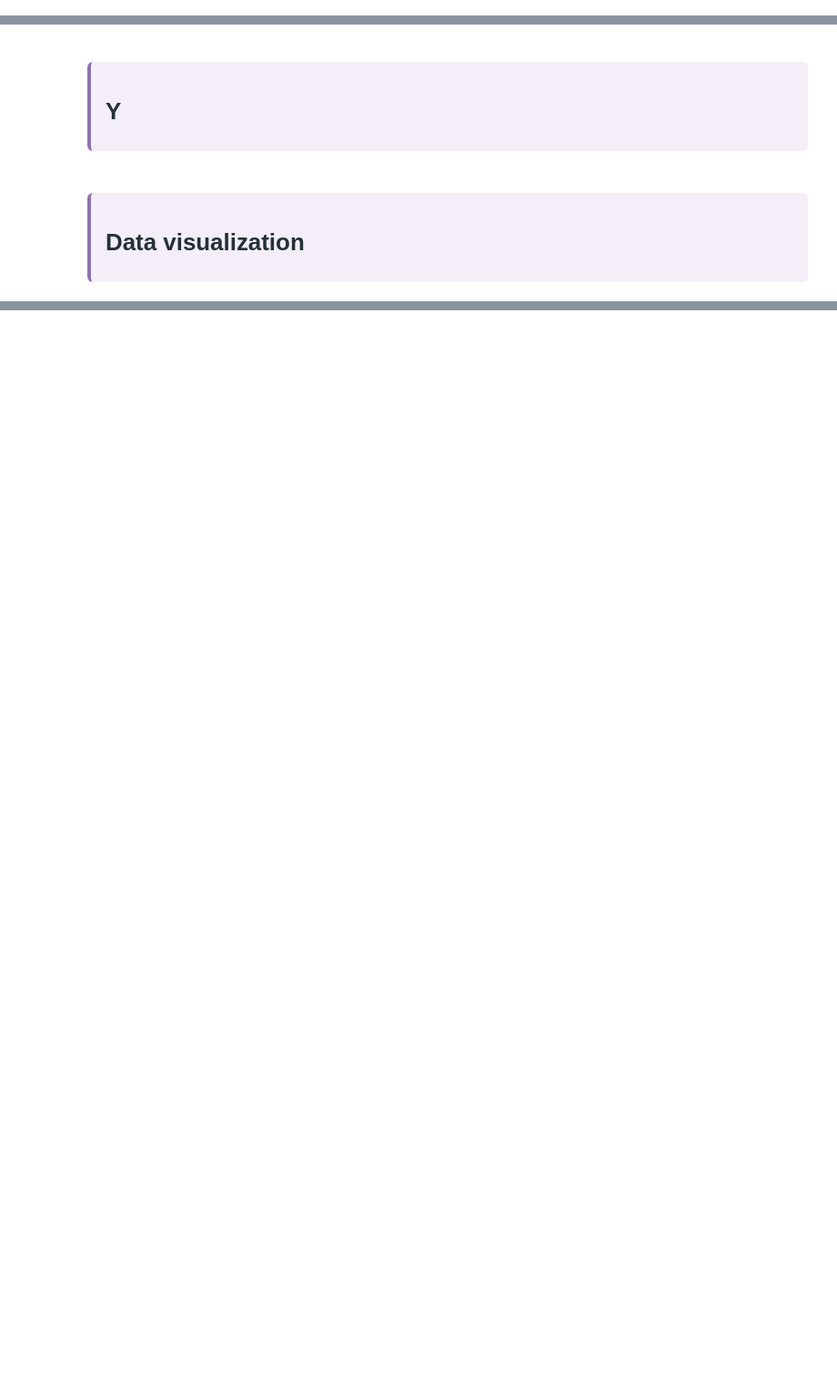
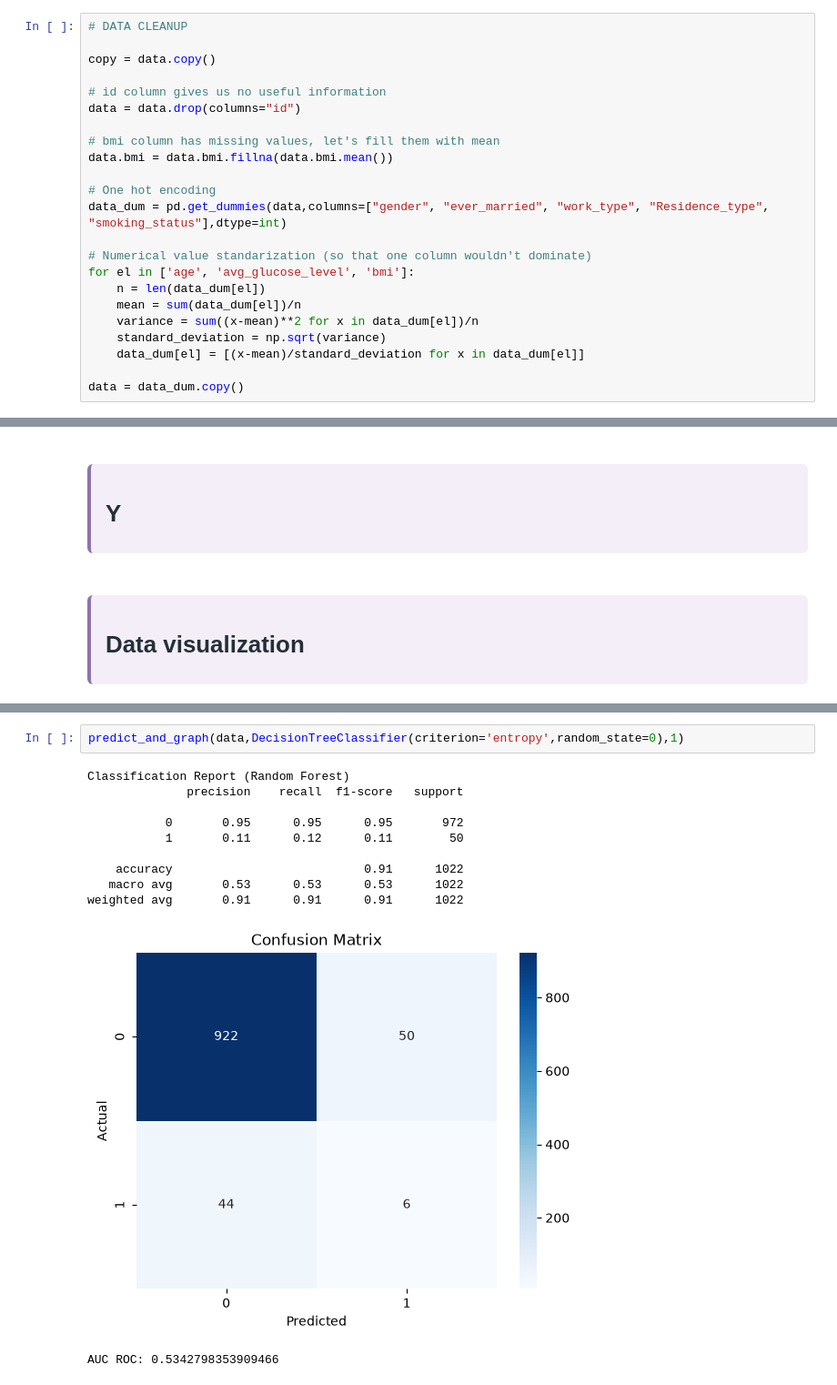
Before and after one commit to voldemortenz/IntroductiontoDataScience_Project, a Jupyter notebook: Code.ipynb, the cells around one changed output, grey strips where cells are left out. Shown at 91% size. Drawn from its saved outputs; the diff is of its cells as text; blank space fills up the shorter version.

```diff
--- a/Code.ipynb
+++ b/Code.ipynb
@@ -7,0 +81,23 @@
+# %%
+# DATA CLEANUP
+
+copy = data.copy()
+
+# id column gives us no useful information
+data = data.drop(columns="id")
+
+# bmi column has missing values, let's fill them with mean
+data.bmi = data.bmi.fillna(data.bmi.mean())
+
+# One hot encoding
+data_dum = pd.get_dummies(data,columns=["gender", "ever_married", "work_type", "Residence_type", "smoking_status"],dtype=int)
+
+# Numerical value standarization (so that one column wouldn't dominate)
+for el in ['age', 'avg_glucose_level', 'bmi']:
+    n = len(data_dum[el])
+    mean = sum(data_dum[el])/n
+    variance = sum((x-mean)**2 for x in data_dum[el])/n
+    standard_deviation = np.sqrt(variance)
+    data_dum[el] = [(x-mean)/standard_deviation for x in data_dum[el]]
+
+data = data_dum.copy()
@@ -44,0 +177,14 @@ plt.show()
+# %%
+predict_and_graph(data,DecisionTreeClassifier(criterion='entropy',random_state=0),1)
+# %% [output]
+Classification Report (Random Forest)
+              precision    recall  f1-score   support
+
+           0       0.95      0.95      0.95       972
+           1       0.11      0.12      0.11        50
+
+    accuracy                           0.91      1022
+   macro avg       0.53      0.53      0.53      1022
+weighted avg       0.91      0.91      0.91      1022
+[figure, added]
+AUC ROC: 0.5342798353909466
```
Also changed, not shown: parts of 15 cells of this notebook.
